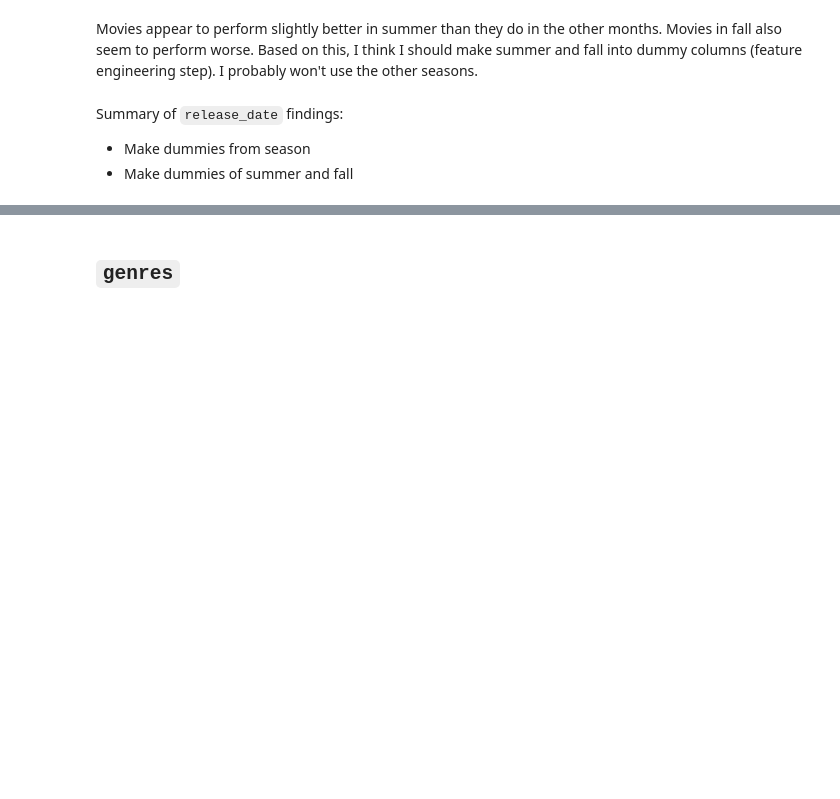
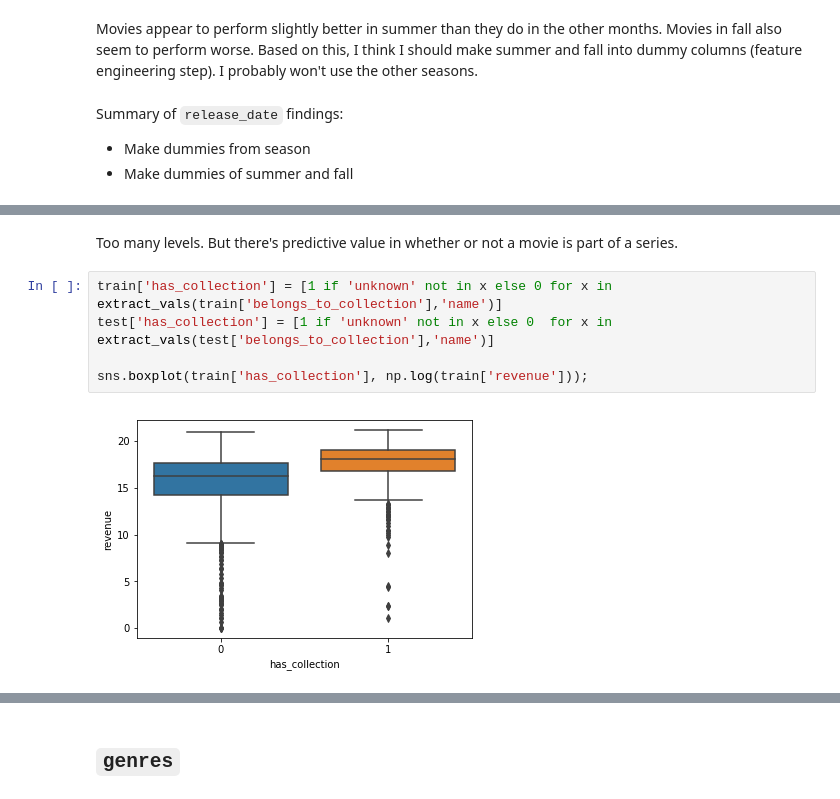
Before and after one commit to collindching/Learning-Exercises, a Jupyter notebook: Box Office Revenue Prediction/Regression Model.ipynb, the cells around one changed output, grey strips where cells are left out. Cells and saved outputs as stored; diff of their text form; blank space fills up the shorter version.

```diff
--- a/Box Office Revenue Prediction/Regression Model.ipynb
+++ b/Box Office Revenue Prediction/Regression Model.ipynb
@@ -483,0 +506,9 @@ Summary of `release_date` findings:
+# %% [markdown]
+Too many levels. But there's predictive value in whether or not a movie is part of a series.
+# %%
+train['has_collection'] = [1 if 'unknown' not in x else 0 for x in extract_vals(train['belongs_to_collection'],'name')]
+test['has_collection'] = [1 if 'unknown' not in x else 0  for x in extract_vals(test['belongs_to_collection'],'name')]
+
+sns.boxplot(train['has_collection'], np.log(train['revenue']));
+# %% [output]
+[figure, added]
```
Also changed, not shown: parts of 43 cells of this notebook.
